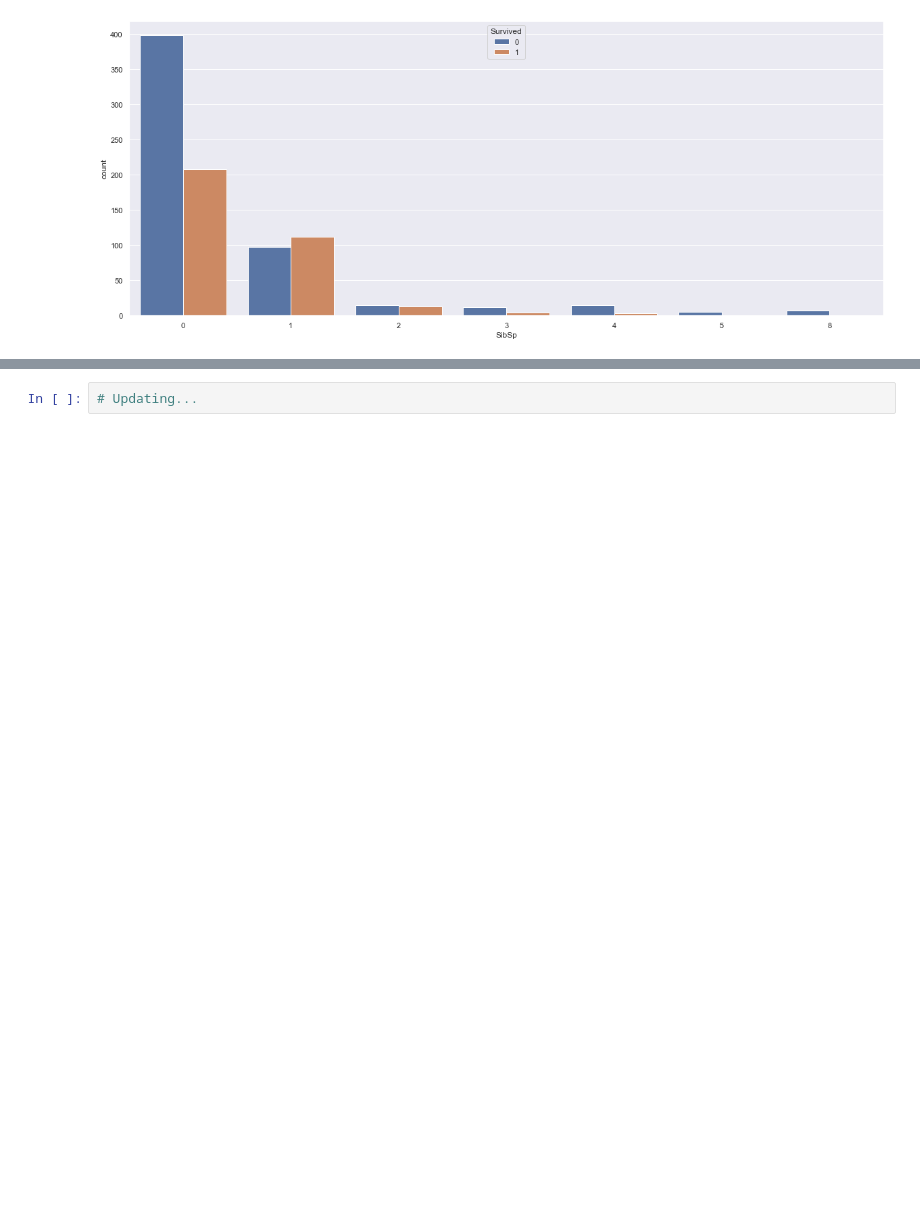
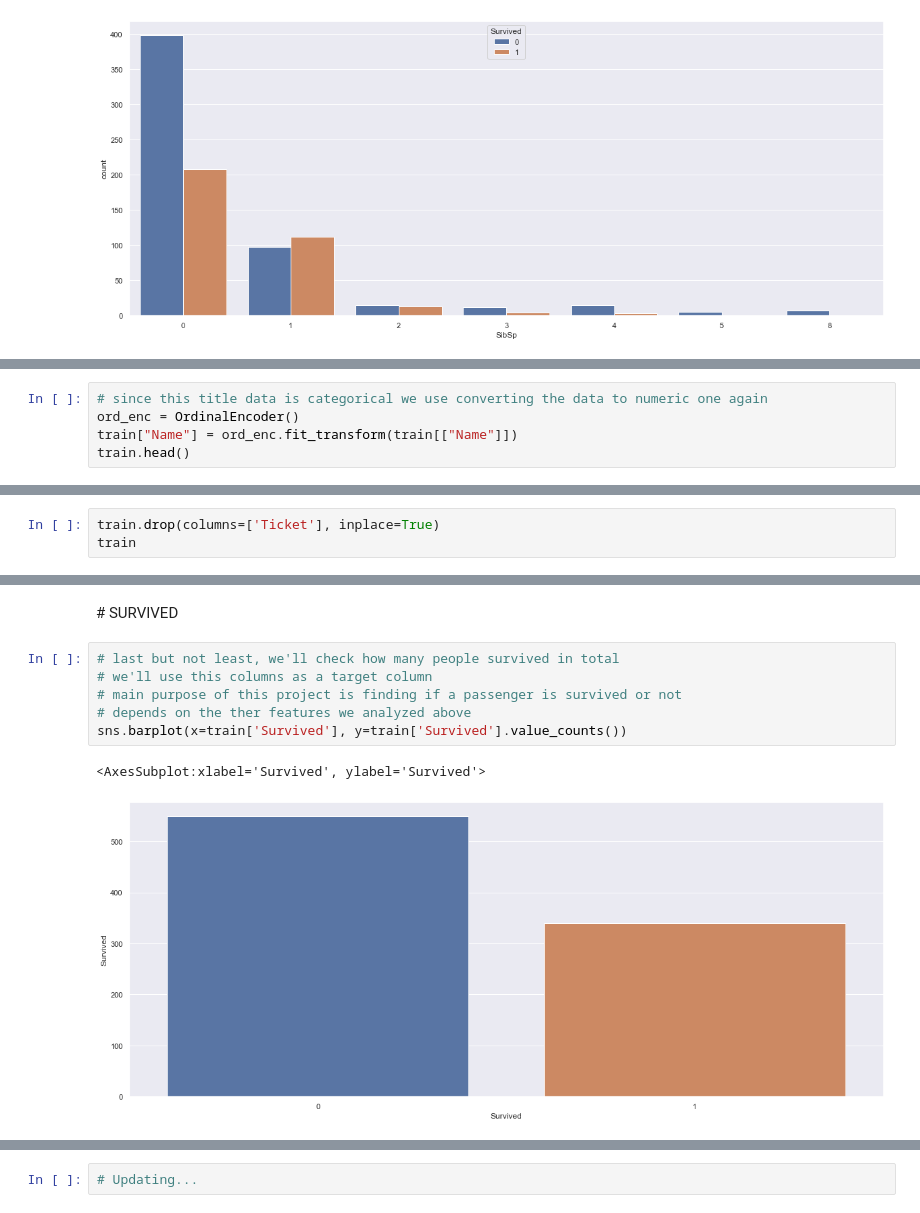
Before and after one commit to enescavus/Data-Science-Projects, a Jupyter notebook: Titanic/titanic_data_analysis.ipynb, the cells around one changed output, grey strips where cells are left out. Cells and saved outputs as stored; diff of their text form; blank space fills up the shorter version.

```diff
--- a/Titanic/titanic_data_analysis.ipynb
+++ b/Titanic/titanic_data_analysis.ipynb
@@ -345,0 +440,5 @@ plt.show()
+# %%
+# since this title data is categorical we use converting the data to numeric one again
+ord_enc = OrdinalEncoder()
+train["Name"] = ord_enc.fit_transform(train[["Name"]])
+train.head()
@@ -345,0 +482,3 @@ plt.show()
+# %%
+train.drop(columns=['Ticket'], inplace=True)
+train
@@ -345,0 +499,11 @@ plt.show()
+# %% [markdown]
+# SURVIVED
+# %%
+# last but not least, we'll check how many people survived in total
+# we'll use this columns as a target column
+# main purpose of this project is finding if a passenger is survived or not
+# depends on the ther features we analyzed above
+sns.barplot(x=train['Survived'], y=train['Survived'].value_counts())
+# %% [output]
+<AxesSubplot:xlabel='Survived', ylabel='Survived'>
+[figure, added]
```
Also changed, not shown: parts of 14 cells of this notebook.
